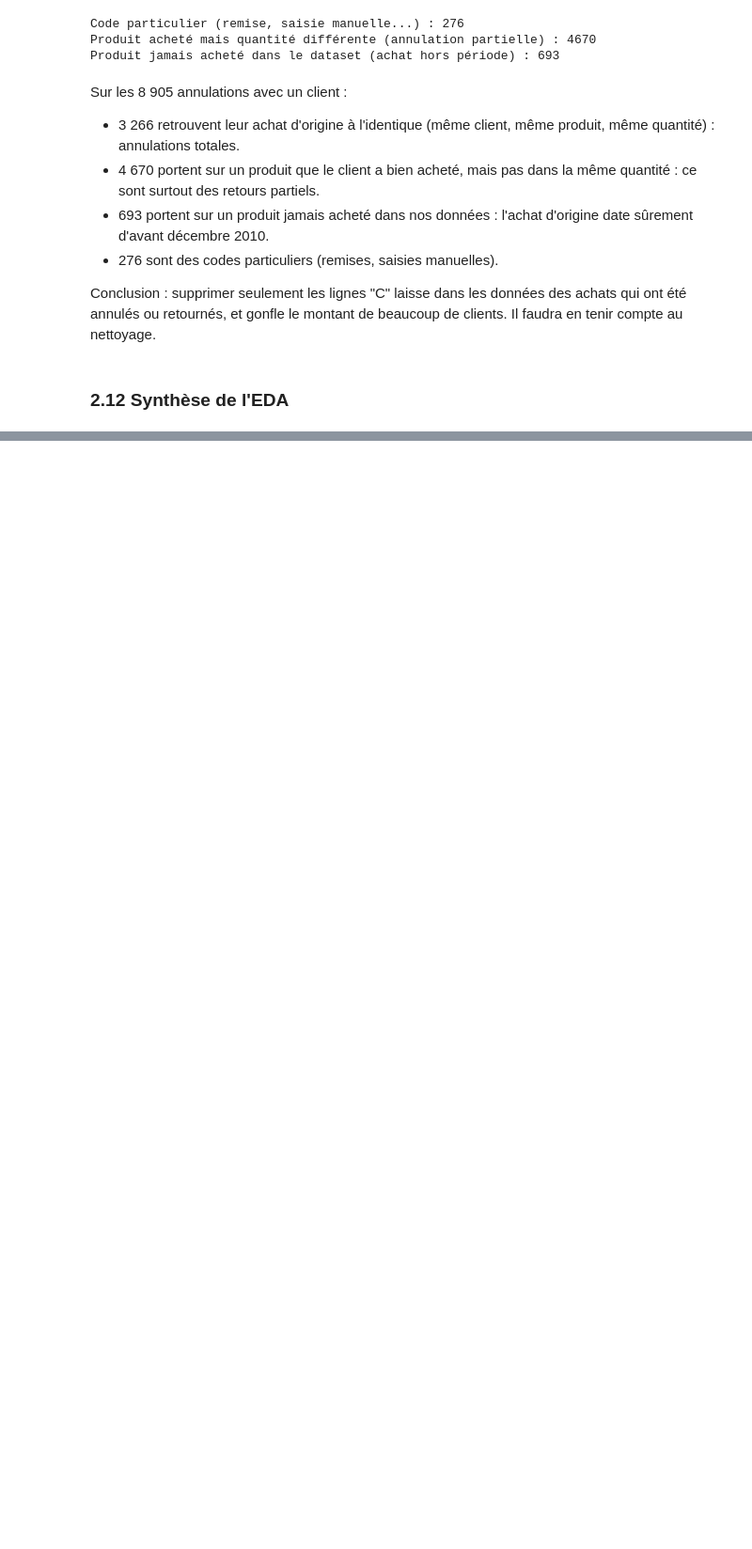
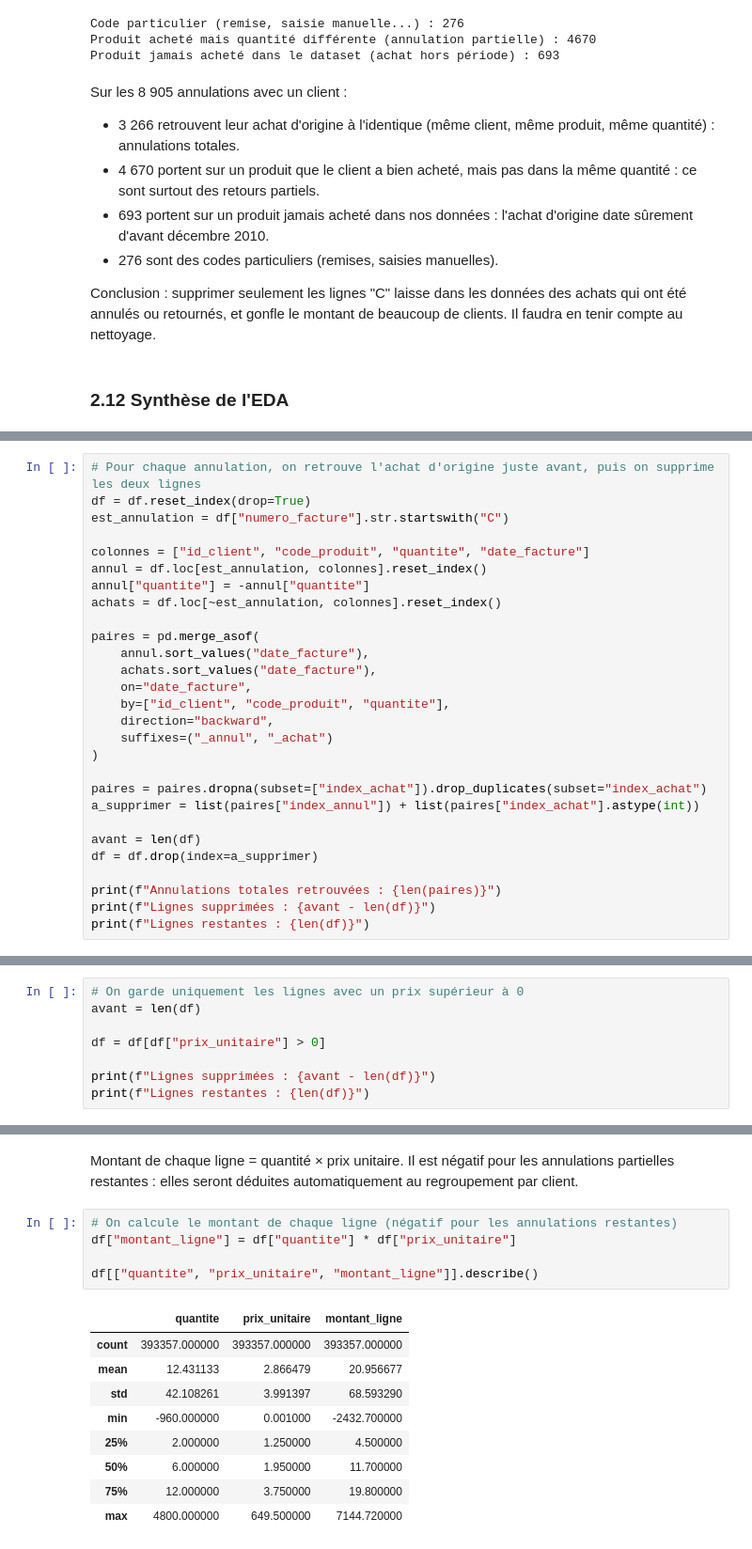
Before and after one commit to Zohair69/globalshop-rfm, a Jupyter notebook: notebooks/online_retail_clustering_rfm.ipynb, the cells around one changed output, grey strips where cells are left out. Shown at 94% size. Saved outputs shown, nothing was run; the diff lists cells and outputs as text; blank space fills up the shorter version.

```diff
--- a/notebooks/online_retail_clustering_rfm.ipynb
+++ b/notebooks/online_retail_clustering_rfm.ipynb
@@ -584,0 +681,28 @@ Conclusion : supprimer seulement les lignes "C" laisse dans les données des ach
+# %%
+# Pour chaque annulation, on retrouve l'achat d'origine juste avant, puis on supprime les deux lignes
+df = df.reset_index(drop=True)
+est_annulation = df["numero_facture"].str.startswith("C")
+
+colonnes = ["id_client", "code_produit", "quantite", "date_facture"]
+annul = df.loc[est_annulation, colonnes].reset_index()
+annul["quantite"] = -annul["quantite"]
+achats = df.loc[~est_annulation, colonnes].reset_index()
+
+paires = pd.merge_asof(
+    annul.sort_values("date_facture"),
+    achats.sort_values("date_facture"),
+    on="date_facture",
+    by=["id_client", "code_produit", "quantite"],
+    direction="backward",
+    suffixes=("_annul", "_achat")
+)
+
+paires = paires.dropna(subset=["index_achat"]).drop_duplicates(subset="index_achat")
+a_supprimer = list(paires["index_annul"]) + list(paires["index_achat"].astype(int))
+
+avant = len(df)
+df = df.drop(index=a_supprimer)
+
+print(f"Annulations totales retrouvées : {len(paires)}")
+print(f"Lignes supprimées : {avant - len(df)}")
+print(f"Lignes restantes : {len(df)}")
@@ -584,0 +719,8 @@ Conclusion : supprimer seulement les lignes "C" laisse dans les données des ach
+# %%
+# On garde uniquement les lignes avec un prix supérieur à 0
+avant = len(df)
+
+df = df[df["prix_unitaire"] > 0]
+
+print(f"Lignes supprimées : {avant - len(df)}")
+print(f"Lignes restantes : {len(df)}")
@@ -584,0 +734,17 @@ Conclusion : supprimer seulement les lignes "C" laisse dans les données des ach
+# %% [markdown]
+Montant de chaque ligne = quantité × prix unitaire. Il est négatif pour les annulations partielles restantes : elles seront déduites automatiquement au regroupement par client.
+# %%
+# On calcule le montant de chaque ligne (négatif pour les annulations restantes)
+df["montant_ligne"] = df["quantite"] * df["prix_unitaire"]
+
+df[["quantite", "prix_unitaire", "montant_ligne"]].describe()
+# %% [output]
+|  | quantite | prix_unitaire | montant_ligne |
+| count | 393357.000000 | 393357.000000 | 393357.000000 |
+| mean | 12.431133 | 2.866479 | 20.956677 |
+| std | 42.108261 | 3.991397 | 68.593290 |
+| min | -960.000000 | 0.001000 | -2432.700000 |
+| 25% | 2.000000 | 1.250000 | 4.500000 |
+| 50% | 6.000000 | 1.950000 | 11.700000 |
+| 75% | 12.000000 | 3.750000 | 19.800000 |
+| max | 4800.000000 | 649.500000 | 7144.720000 |
```
Also changed, not shown: parts of 35 cells of this notebook.
